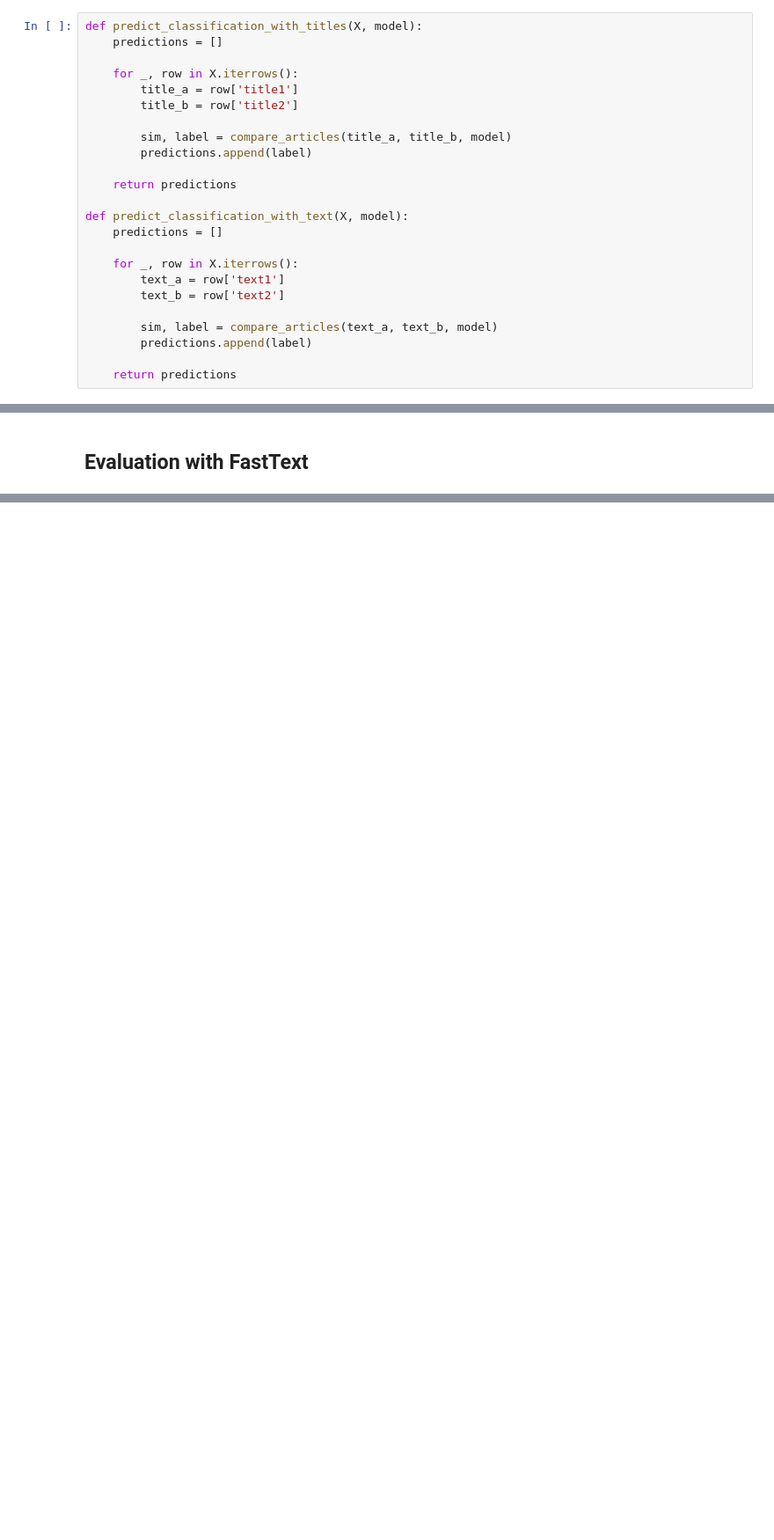
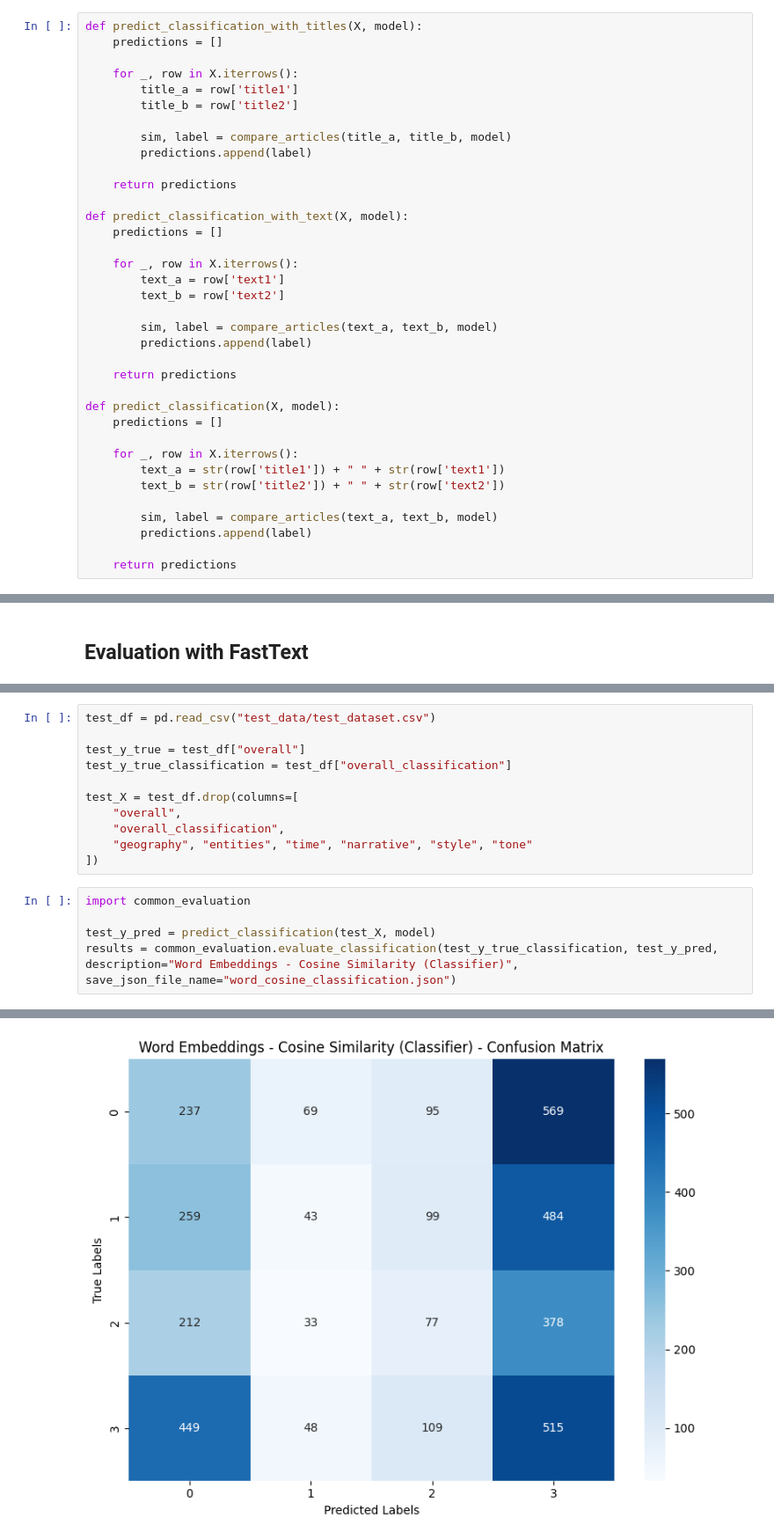
Before and after one commit to Eluminix/AI-Lab, a Jupyter notebook: 2.0 baseline_fasttext.ipynb, the cells around one changed output, grey strips where cells are left out. Shown: that part at 88% size. Drawn from its saved outputs; the diff is of its cells as text; blank space fills up the shorter version.

Commit message:
Common Evaluation Function, used for baseline (half)

```diff
--- a/2.0 baseline_fasttext.ipynb
+++ b/2.0 baseline_fasttext.ipynb
@@ -90,6 +91,18 @@ def predict_classification_with_text(X, model):
         predictions.append(label)
 
     return predictions
+
+def predict_classification(X, model):
+    predictions = []
+
+    for _, row in X.iterrows():
+        text_a = str(row['title1']) + " " + str(row['text1'])
+        text_b = str(row['title2']) + " " + str(row['text2'])
+
+        sim, label = compare_articles(text_a, text_b, model)
+        predictions.append(label)
+
+    return predictions
 # %% [markdown]
 ## Regression Prediction
 # %%
@@ -219,0 +211,17 @@ R² : -0.6321
+# %%
+test_df = pd.read_csv("test_data/test_dataset.csv")
+
+test_y_true = test_df["overall"]
+test_y_true_classification = test_df["overall_classification"]
+
+test_X = test_df.drop(columns=[
+    "overall",
+    "overall_classification",
+    "geography", "entities", "time", "narrative", "style", "tone"
+])
+# %%
+import common_evaluation
+
+test_y_pred = predict_classification(test_X, model)
+results = common_evaluation.evaluate_classification(test_y_true_classification, test_y_pred, description="Word Embeddings - Cosine Similarity (Classifier)", save_json_file_name="word_cosine_classification.json")
+# %% [output]
@@ -219,0 +245 @@ R² : -0.6321
+[figure, added]
```
Also changed, not shown: parts of 8 cells of this notebook, 3 other files.
